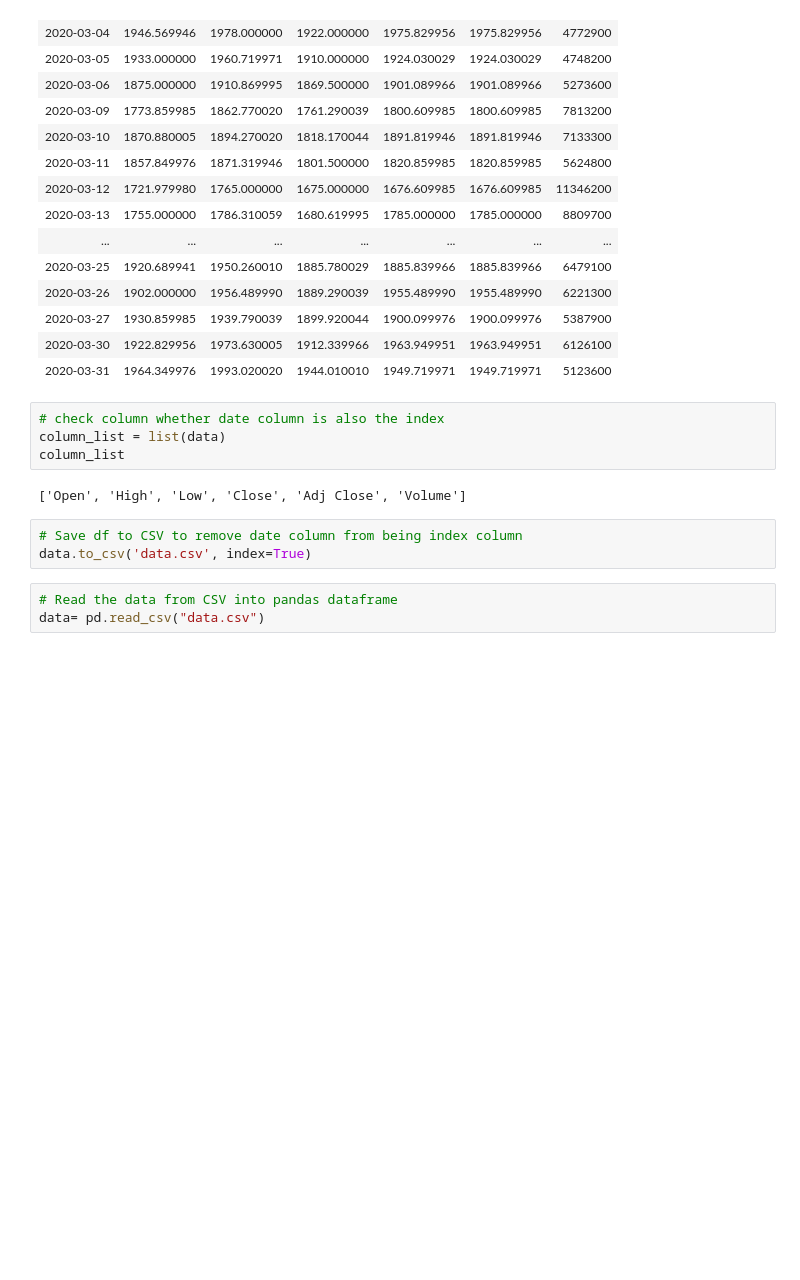
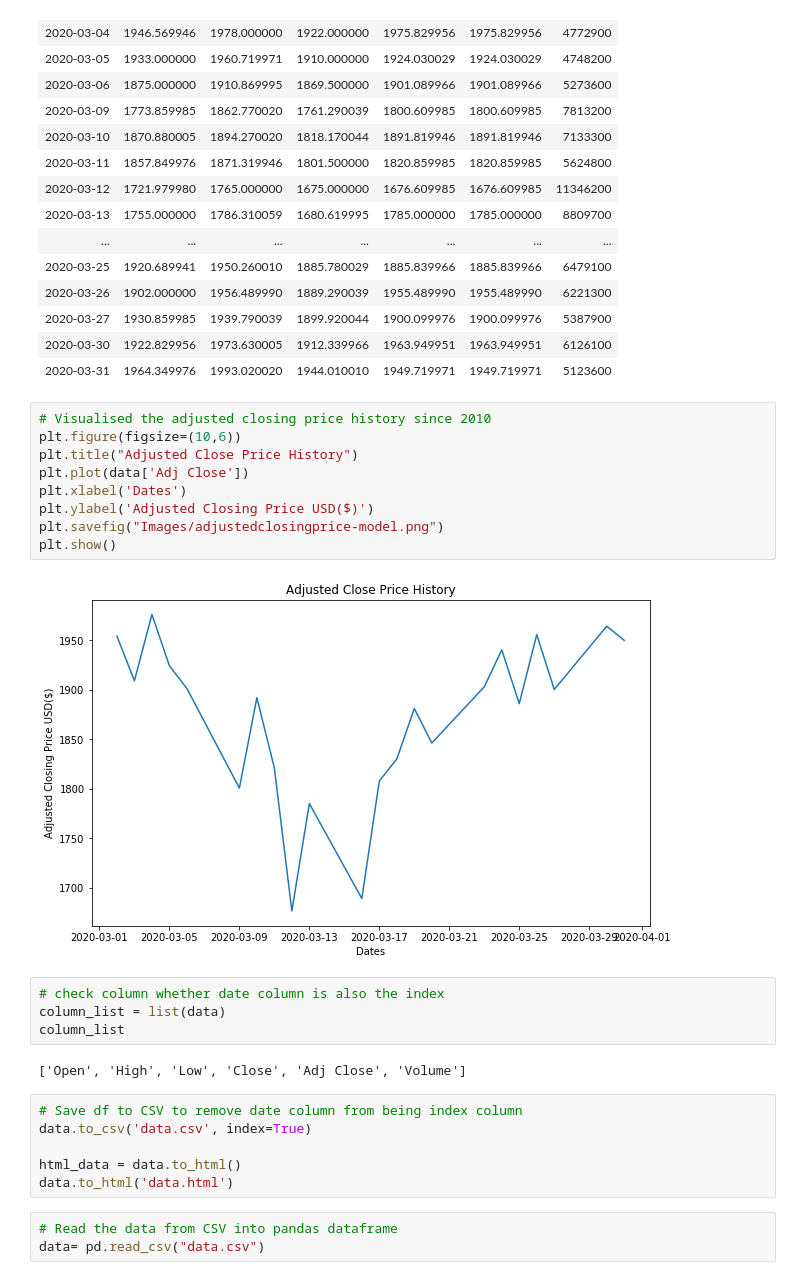
Before and after one commit to Godday-Abuede/project3-challenge, a Jupyter notebook: project3.ipynb, the cells around one changed output. Cells and saved outputs as stored; diff of their text form; blank space fills up the shorter version.

```diff
--- a/project3.ipynb
+++ b/project3.ipynb
@@ -36,6 +37,17 @@ Enter enddate in yyyy-mm-dd format or leave blank: 2020-04-01
 | 2020-03-27 | 1930.859985 | 1939.790039 | 1899.920044 | 1900.099976 | 1900.099976 | 5387900 |
 | 2020-03-30 | 1922.829956 | 1973.630005 | 1912.339966 | 1963.949951 | 1963.949951 | 6126100 |
 | 2020-03-31 | 1964.349976 | 1993.020020 | 1944.010010 | 1949.719971 | 1949.719971 | 5123600 |
+# %%
+# Visualised the adjusted closing price history since 2010
+plt.figure(figsize=(10,6))
+plt.title("Adjusted Close Price History")
+plt.plot(data['Adj Close'])
+plt.xlabel('Dates')
+plt.ylabel('Adjusted Closing Price USD($)')
+plt.savefig("Images/adjustedclosingprice-model.png")
+plt.show()
+# %% [output]
+[figure, added]
 # %%
 # check column whether date column is also the index
 column_list = list(data)
@@ -45,6 +57,9 @@ column_list
 # %%
 # Save df to CSV to remove date column from being index column
 data.to_csv('data.csv', index=True)
+
+html_data = data.to_html()
+data.to_html('data.html')
 # %%
 # Read the data from CSV into pandas dataframe
 data= pd.read_csv("data.csv")
```
Also changed, not shown: parts of 12 cells of this notebook, 14 other files.
